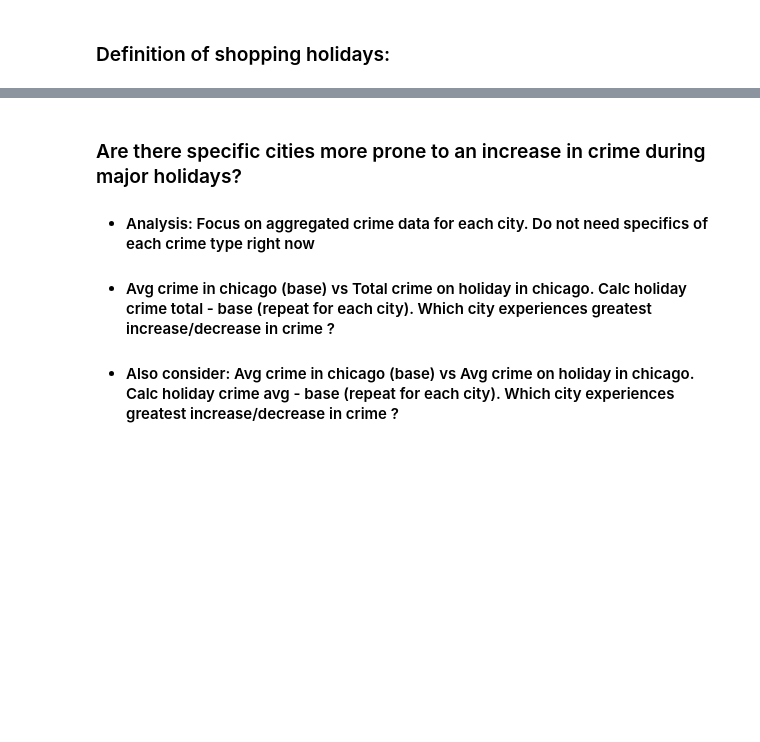
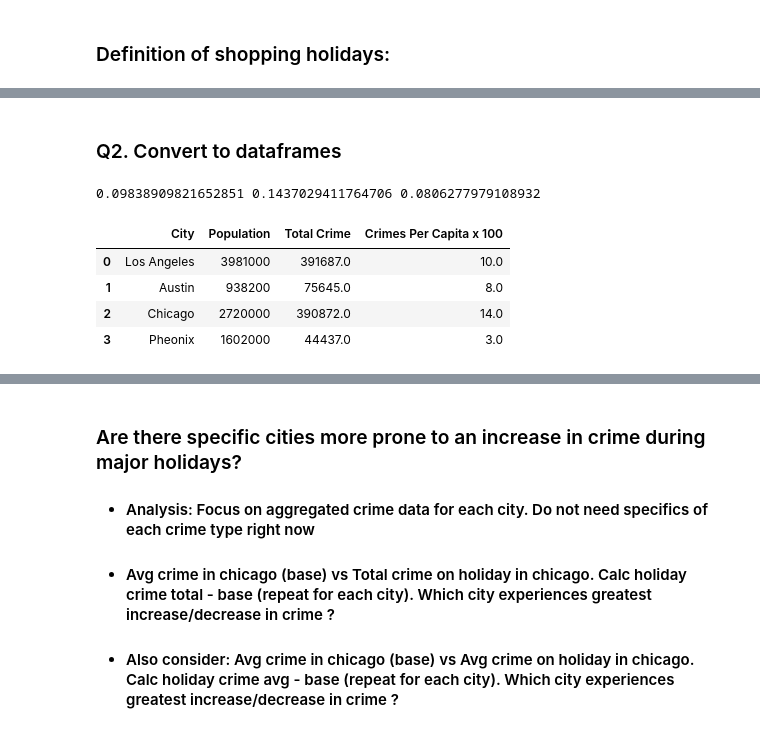
Before and after one commit to Rasbeartin/Project_1_crime, a Jupyter notebook: crime_by_date_revised/final_data_analysis.ipynb, the cells around one changed output, grey strips where cells are left out. Drawn from its saved outputs; the diff is of its cells as text; code cells hidden in the pictures; blank space fills up the shorter version.

```diff
--- a/crime_by_date_revised/final_data_analysis.ipynb
+++ b/crime_by_date_revised/final_data_analysis.ipynb
@@ -128,0 +337,80 @@ holiday_df
+# %% [markdown]
+### Q2. Convert to dataframes
+# %%
+# Austin DataFrames
+austin_total_df = pd.DataFrame(austin_total)
+austin_avg_df = pd.DataFrame(austin_avg)
+austin_holidays_df = pd.DataFrame(austin_holidays)
+
+# LA Data Frames
+la_total_df = pd.DataFrame(la_total)
+la_avg_df = pd.DataFrame(la_avg)
+la_holidays_df = pd.DataFrame(la_holidays)
+
+# Chicago Data Frames
+chicago_total_df = pd.DataFrame(chicago_total)
+chicago_avg_df = pd.DataFrame(chicago_avg)
+chicago_holidays_df = pd.DataFrame(chicago_holidays)
+
+# Cities Data Frames
+cities_total_df = pd.DataFrame(cities_total)
+cities_avg_df = pd.DataFrame(cities_avg)
+cities_holidays_df = pd.DataFrame(cities_holidays)
+
+cities_df = pd.DataFrame(cities)
+
+motor_p = pheonix_2016['MOTOR VEHICLE THEFT'].sum()
+theft_p = pheonix_2016['LARCENY-THEFT'].sum()
+sex_p = pheonix_2016['RAPE'].sum()
+drug_p = pheonix_2016['DRUG OFFENSE'].sum()
+burglary_p = pheonix_2016['BURGLARY'].sum()
+assault_p = pheonix_2016['AGGRAVATED ASSAULT'].sum()
+murder_p = pheonix_2016['MURDER AND NON-NEGLIGENT MANSLAUGHTER'].sum()
+robbery_p = pheonix_2016['ROBBERY'].sum()
+arson_p = pheonix_2016['ARSON'].sum()
+pheonix_total_crime = (motor_p + theft_p + sex_p + drug_p + burglary_p +
+                 assault_p + murder_p + robbery_p + arson_p)
+
+la_pop = 3981000
+chicago_pop = 2720000
+austin_pop = 938200
+phoenix_pop = 1602000
+
+la_crime_total = la_total_df['Total Crime Count'].sum() - la_hol_crime
+austin_crime_total = austin_total_df['Total Crime Count'].sum() - austin_hol_crime
+chicago_crime_total = chicago_total_df['Total Crime Count'].sum() - chicago_hol_crime
+
+#print(la_crime_total, austin_crime_total, chicago_crime_total)
+la_capita = (la_crime_total / la_pop)
+chicago_capita = (chicago_crime_total / chicago_pop)
+austin_capita = (austin_crime_total / austin_pop)
+pheonix_capita = (pheonix_total_crime / phoenix_pop)
+
+print(la_capita, chicago_capita, austin_capita)
+
+capita_df = pd.DataFrame ({'City': ['Los Angeles', 'Austin', 'Chicago', 'Pheonix'],
+                          'Population': [la_pop, austin_pop, chicago_pop, phoenix_pop],
+                          'Total Crime': [la_crime_total, austin_crime_total, chicago_crime_total, pheonix_total_crime],
+                          'Crimes Per Capita x 10': [la_capita.round(2)*100, austin_capita.round(2)*100,
+                           chicago_capita.round(2)*100, pheonix_capita.round(2)*100]})
+
+crime_df = pd.DataFrame ({'City': ['Los Angeles', 'Austin', 'Chicago', 'Pheonix'],
+                          'Population': [la_pop, austin_pop, chicago_pop, phoenix_pop],
+                          'Total Crime': [la_crime_total, austin_crime_total, chicago_crime_total, pheonix_total_crime],
+                          'Crimes Per Capita x 10': [la_capita.round(2)*100, austin_capita.round(2)*100,
+                           chicago_capita.round(2)*100, pheonix_capita.round(2)*100]})
+
+cities_df = pd.DataFrame ({'City': ['Los Angeles', 'Austin', 'Chicago', 'Pheonix'],
+                          'Population': [la_pop, austin_pop, chicago_pop, phoenix_pop],
+                          'Total Crime': [la_crime_total, austin_crime_total, chicago_crime_total, pheonix_total_crime],
+                          'Crimes Per Capita x 100': [la_capita.round(2)*100, austin_capita.round(2)*100,
+                           chicago_capita.round(2)*100, pheonix_capita.round(2)*100]})
+
+cities_df
+# %% [output]
+0.09838909821652851 0.1437029411764706 0.0806277979108932
+|  | City | Population | Total Crime | Crimes Per Capita x 100 |
+| 0 | Los Angeles | 3981000 | 391687.0 | 10.0 |
+| 1 | Austin | 938200 | 75645.0 | 8.0 |
+| 2 | Chicago | 2720000 | 390872.0 | 14.0 |
+| 3 | Pheonix | 1602000 | 44437.0 | 3.0 |
```
Also changed, not shown: parts of 35 cells of this notebook, 9 other files.
